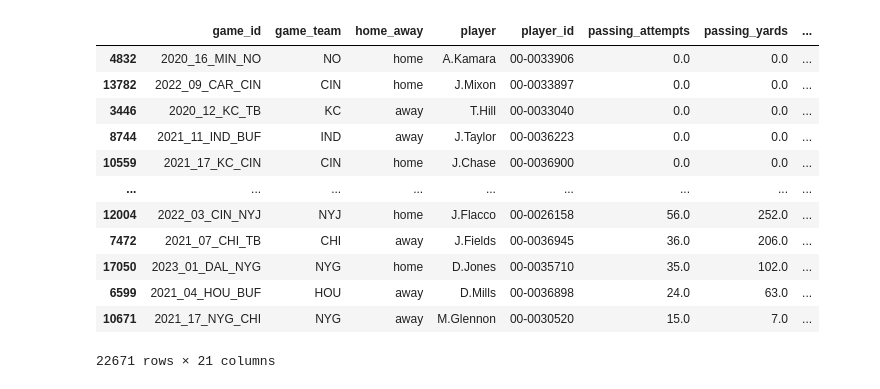
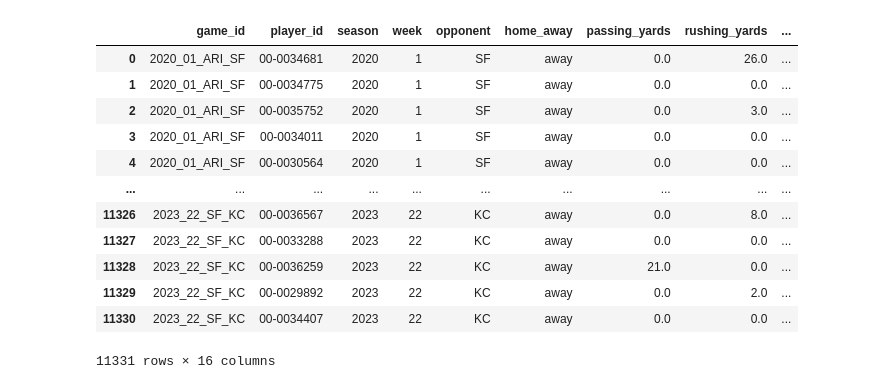
Before and after one commit to dschuler36/FFForecast, a Jupyter notebook: data-exploration.ipynb, the cells around one changed output. Cells and saved outputs as stored; diff of their text form; code cells hidden in the pictures.

```diff
--- a/data-exploration.ipynb
+++ b/data-exploration.ipynb
@@ -163,17 +1,26 @@ pbp['fantasy_points'] = pbp.apply(lambda x: calculate_fantasy_points(STANDARD_HA
-# %%
-pbp.sort_values(by='fantasy_points', ascending=False, inplace=True)
-pbp
-# %% [output]
-|  | game_id | game_team | home_away | player | player_id | passing_attempts | passing_yards | ... |
-| 4832 | 2020_16_MIN_NO | NO | home | A.Kamara | 00-0033906 | 0.0 | 0.0 | ... |
-| 13782 | 2022_09_CAR_CIN | CIN | home | J.Mixon | 00-0033897 | 0.0 | 0.0 | ... |
-| 3446 | 2020_12_KC_TB | KC | away | T.Hill | 00-0033040 | 0.0 | 0.0 | ... |
-| 8744 | 2021_11_IND_BUF | IND | away | J.Taylor | 00-0036223 | 0.0 | 0.0 | ... |
-| 10559 | 2021_17_KC_CIN | CIN | home | J.Chase | 00-0036900 | 0.0 | 0.0 | ... |
-| ... | ... | ... | ... | ... | ... | ... | ... | ... |
-| 12004 | 2022_03_CIN_NYJ | NYJ | home | J.Flacco | 00-0026158 | 56.0 | 252.0 | ... |
-| 7472 | 2021_07_CHI_TB | CHI | away | J.Fields | 00-0036945 | 36.0 | 206.0 | ... |
-| 17050 | 2023_01_DAL_NYG | NYG | home | D.Jones | 00-0035710 | 35.0 | 102.0 | ... |
-| 6599 | 2021_04_HOU_BUF | HOU | away | D.Mills | 00-0036898 | 24.0 | 63.0 | ... |
-| 10671 | 2021_17_NYG_CHI | NYG | away | M.Glennon | 00-0030520 | 15.0 | 7.0 | ... |
-22671 rows × 21 columns
+# %%
+import os
+from src.config import config
+from src.utils.points_calc import calculate_fantasy_points
+from src.utils.points_config import PointsConfig
+import pandas as pd
+
+
+def read_pbp_agg(run_id: str) -> pd.DataFrame:
+    pbp_agg_path = config['local']['data_paths']['outputs']['play_by_play_agg']
+    pbp_filename = f'play_by_play_agg_{run_id}.parquet'
+    return pd.read_parquet(os.path.join(pbp_agg_path, pbp_filename))
+
+
+def read_rosters(run_id: str) -> pd.DataFrame:
+    rosters_path = config['local']['data_paths']['outputs']['rosters']
+    rosters_filename = f'rosters_{run_id}.parquet'
+    return pd.read_parquet(os.path.join(rosters_path, rosters_filename))
+
+
+def calculate_pbp_fantasy_points(df: pd.DataFrame, pc: PointsConfig) -> pd.DataFrame:
+    df['fantasy_points'] = df.apply(lambda x: calculate_fantasy_points(pc, x.passing_yards, x.passing_touchdowns,
+                                                                       x.interceptions, x.receptions, x.receiving_yards,
+                                                                       x.receiving_touchdowns, x.rushing_yards,
+                                                                       x.rushing_touchdowns, x.fumbles), axis=1)
+    return df
@@ -180 +37,17 @@ pbp
+# %%
+pbp_agg[['game_id', 'player_id', 'season', 'week', 'opponent', 'home_away', 'passing_yards', 'rushing_yards', 'receiving_yards', 'passing_touchdowns', 'receiving_touchdowns', 'rushing_touchdowns', 'receptions', 'interceptions', 'fumbles', 'fantasy_points']]
+# %% [output]
+|  | game_id | player_id | season | week | opponent | home_away | passing_yards | rushing_yards | ... |
+| 0 | 2020_01_ARI_SF | 00-0034681 | 2020 | 1 | SF | away | 0.0 | 26.0 | ... |
+| 1 | 2020_01_ARI_SF | 00-0034775 | 2020 | 1 | SF | away | 0.0 | 0.0 | ... |
+| 2 | 2020_01_ARI_SF | 00-0035752 | 2020 | 1 | SF | away | 0.0 | 3.0 | ... |
+| 3 | 2020_01_ARI_SF | 00-0034011 | 2020 | 1 | SF | away | 0.0 | 0.0 | ... |
+| 4 | 2020_01_ARI_SF | 00-0030564 | 2020 | 1 | SF | away | 0.0 | 0.0 | ... |
+| ... | ... | ... | ... | ... | ... | ... | ... | ... | ... |
+| 11326 | 2023_22_SF_KC | 00-0036567 | 2023 | 22 | KC | away | 0.0 | 8.0 | ... |
+| 11327 | 2023_22_SF_KC | 00-0033288 | 2023 | 22 | KC | away | 0.0 | 0.0 | ... |
+| 11328 | 2023_22_SF_KC | 00-0036259 | 2023 | 22 | KC | away | 21.0 | 0.0 | ... |
+| 11329 | 2023_22_SF_KC | 00-0029892 | 2023 | 22 | KC | away | 0.0 | 2.0 | ... |
+| 11330 | 2023_22_SF_KC | 00-0034407 | 2023 | 22 | KC | away | 0.0 | 0.0 | ... |
+11331 rows × 16 columns
 # %%
```
Also changed, not shown: parts of 31 cells of this notebook, 3 other files.
